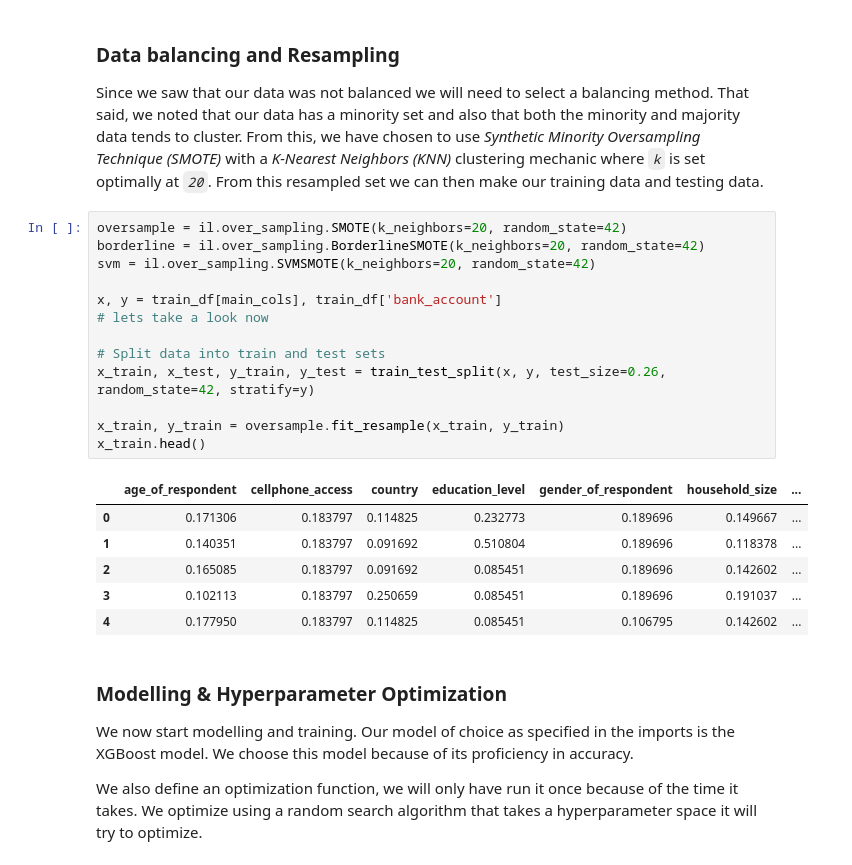
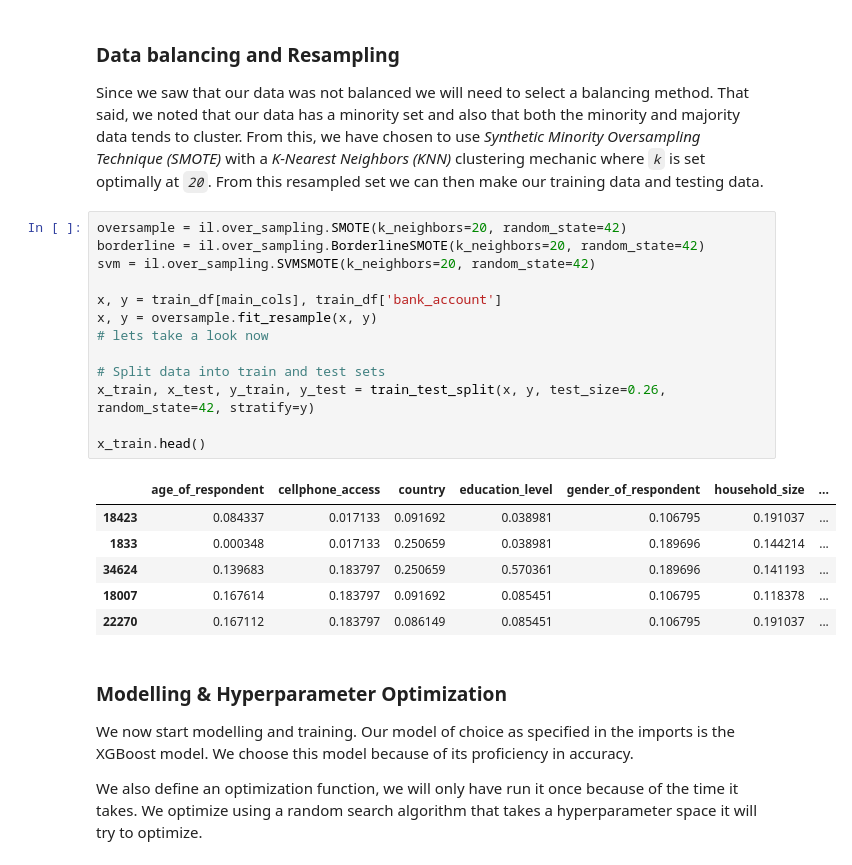
Before and after one commit to ashwynh21/financial_inclusion, a Jupyter notebook: main.ipynb, the cells around one changed output. Drawn from its saved outputs; the diff is of its cells as text.

```diff
--- a/main.ipynb
+++ b/main.ipynb
@@ -139,23 +125,23 @@ resampled set we can then make our training data and testing data.
 # %%
 oversample = il.over_sampling.SMOTE(k_neighbors=20, random_state=42)
 borderline = il.over_sampling.BorderlineSMOTE(k_neighbors=20, random_state=42)
 svm = il.over_sampling.SVMSMOTE(k_neighbors=20, random_state=42)
 
 x, y = train_df[main_cols], train_df['bank_account']
+x, y = oversample.fit_resample(x, y)
 # lets take a look now
 
 # Split data into train and test sets
 x_train, x_test, y_train, y_test = train_test_split(x, y, test_size=0.26, random_state=42, stratify=y)
 
-x_train, y_train = oversample.fit_resample(x_train, y_train)
 x_train.head()
 # %% [output]
 |  | age_of_respondent | cellphone_access | country | education_level | gender_of_respondent | household_size | ... |
-| 0 | 0.171306 | 0.183797 | 0.114825 | 0.232773 | 0.189696 | 0.149667 | ... |
-| 1 | 0.140351 | 0.183797 | 0.091692 | 0.510804 | 0.189696 | 0.118378 | ... |
-| 2 | 0.165085 | 0.183797 | 0.091692 | 0.085451 | 0.189696 | 0.142602 | ... |
-| 3 | 0.102113 | 0.183797 | 0.250659 | 0.085451 | 0.189696 | 0.191037 | ... |
-| 4 | 0.177950 | 0.183797 | 0.114825 | 0.085451 | 0.106795 | 0.142602 | ... |
+| 18423 | 0.084337 | 0.017133 | 0.091692 | 0.038981 | 0.106795 | 0.191037 | ... |
+| 1833 | 0.000348 | 0.017133 | 0.250659 | 0.038981 | 0.189696 | 0.144214 | ... |
+| 34624 | 0.139683 | 0.183797 | 0.250659 | 0.570361 | 0.189696 | 0.141193 | ... |
+| 18007 | 0.167614 | 0.183797 | 0.091692 | 0.085451 | 0.106795 | 0.118378 | ... |
+| 22270 | 0.167112 | 0.183797 | 0.086149 | 0.085451 | 0.106795 | 0.191037 | ... |
 # %% [markdown]
 ### Modelling & Hyperparameter Optimization
 
```
Also changed, not shown: parts of 5 cells of this notebook, 1 other file.
